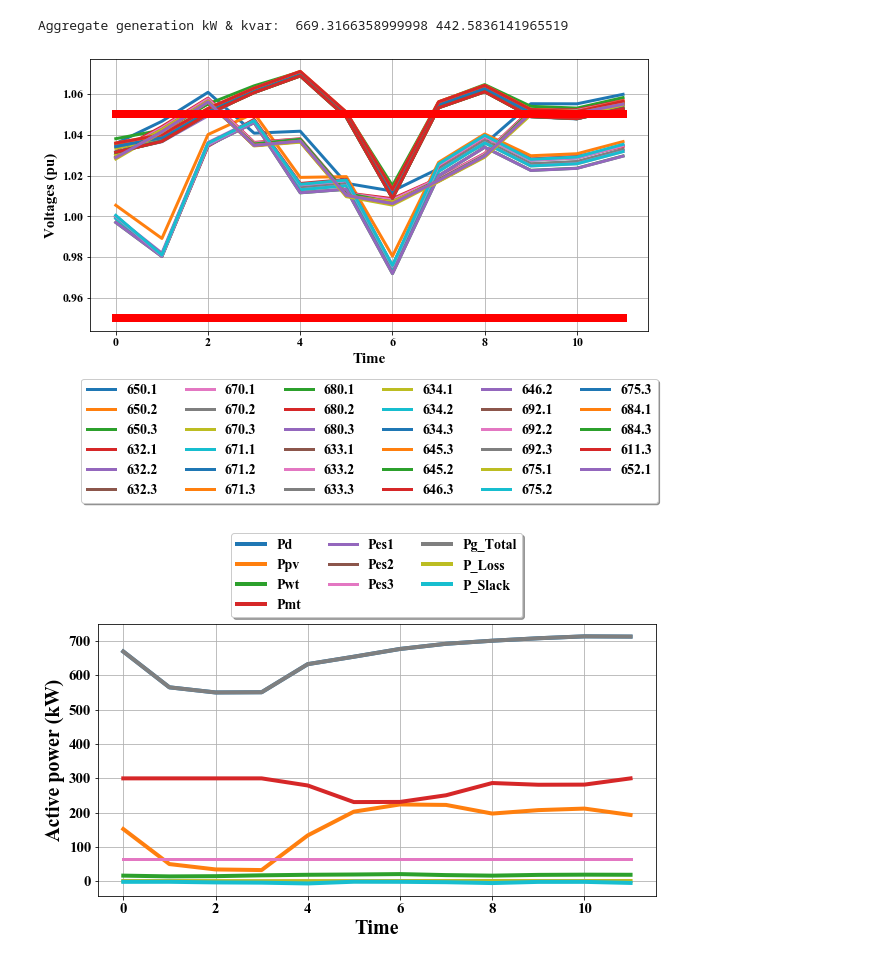
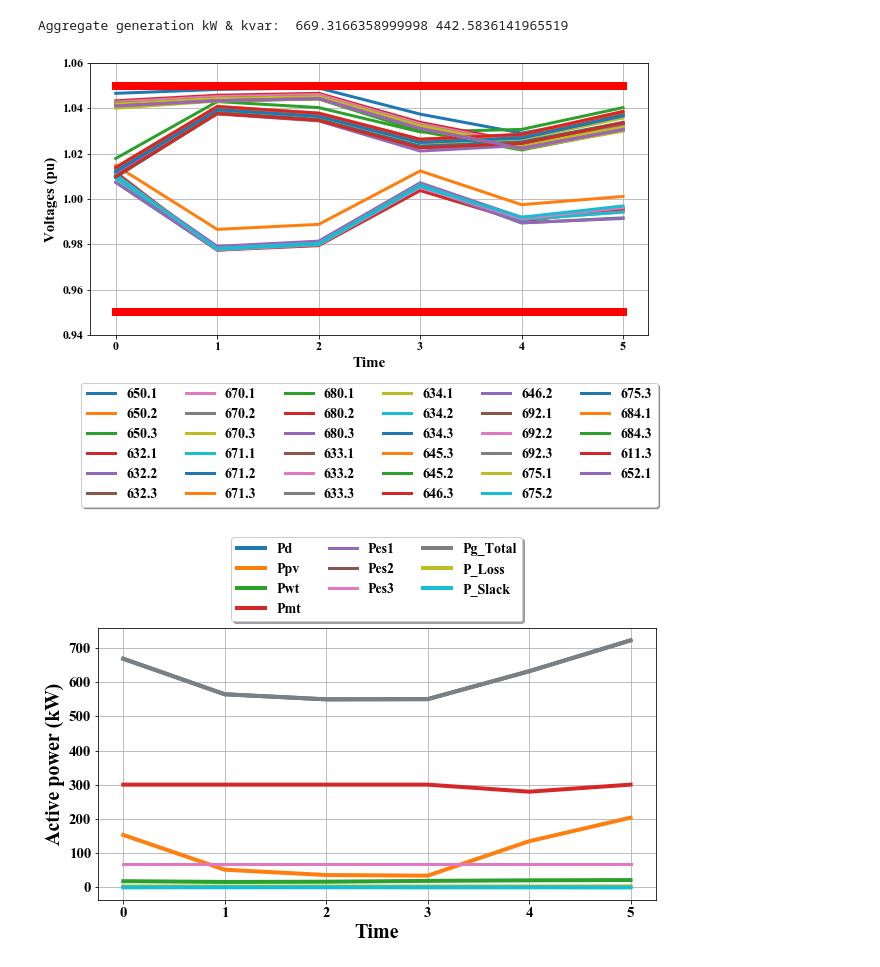
Before and after one commit to NREL/mpc4clr, a Jupyter notebook: opf_driven_mpc_lr_multiphase_vs_dss.ipynb, the cells around one changed output. Drawn from its saved outputs; the diff is of its cells as text; code cells hidden in the pictures.

Commit message:
adding dataset and mpcvsdss comparisons

```diff
--- a/opf_driven_mpc_lr_multiphase_vs_dss.ipynb
+++ b/opf_driven_mpc_lr_multiphase_vs_dss.ipynb
@@ -74,7 +72,7 @@ Cbase = 800
 # Forecast (Wind & PV) Reader
 
 # Change the current path to the exogenous data path
-exo_data_path = os.chdir('data/exogenous_data')
+exo_data_path = os.chdir('dataset/exogenous_data')
 
 class ForecastReader:
     def __init__(self, forecast_pointers_file='forecast_pointers.csv'):
@@ -103,7 +101,7 @@ Start_index = 31*24*12 + 2*24*12 + 144
 #Start_index = 31*24*12 + 2*24*12 + 72       # 2019-08-03 06:00:00
 
 # Define the optimization horizon (6 hours == 72 5-minutes)
-num_time_steps = 12   # 72
+num_time_steps = 6   # 72
 dates_object = ForecastReader()
 dates = dates_object.available_dates()
 dateslist = list()
@@ -871,7 +862,7 @@ Qes3_sp = Qess3
 
 # Path of the feeder dss model
 
-masterfile = cur_dir+"/data/network_data/ieee_13node_DSS/master_islanded3.dss"
+masterfile = cur_dir+"/dataset/network_data/ieee_13node_DSS/master_islanded3.dss"
 #masterfile = cur_dir+"/data/network_data/ieee_13node_DSS/master_islanded3_without_load.dss"
 
 # Run the dss
@@ -993,4 +984,4 @@ while(ld):
     })
     ld = dss.Loads.Next()
 
-#load_dict
+load_dict
@@ -1395,24 +1404,24 @@ volts_dss_sorted = np.array(volts_dss_sorted)
 # %%
 # Plot the OpenDSS nodal voltage results
 
 nodes = nodeNamesCsv
 
 plt.figure(figsize=(10,5))
 for k in range(volts_dss.shape[0]):
     plt.plot(volts_dss_sorted[k],linewidth = 3, label = nodes[k])
 plt.xlabel('Time', fontsize=15)
 plt.ylabel('Voltages (pu)', fontsize=15)
 plt.tick_params(labelsize=12)
 #plt.xticks(range(0, 289, 12), [str(int(a/12)) for a in range(0, 289, 12)])
 plt.rcParams["font.family"] = "Times New Roman"
 plt.plot(lb_volts, linewidth = 8, color = 'red')
 plt.plot(ub_volts, linewidth = 8, color = 'red')
-#plt.ylim((0.94, 1.06))
+plt.ylim((0.94, 1.06))
 plt.legend(loc='upper center', bbox_to_anchor=(0.5, -0.15), fancybox=True, shadow=True, ncol=6, fontsize=14)
 plt.grid()
 plt.show()
 # %% [output]
-[figure, old version]
+[figure, new version]
 # %%
 # Total demand
 
@@ -1447,7 +1456,7 @@ plt.legend(loc='upper center', bbox_to_anchor=(0.5, 1.36), fancybox=True, shadow
 plt.grid()
 plt.show()
 # %% [output]
-[figure, old version]
+[figure, new version]
 # %%
 # Reactive Power Plot
 
```
Also changed, not shown: parts of 18 cells of this notebook, 7 other files.
